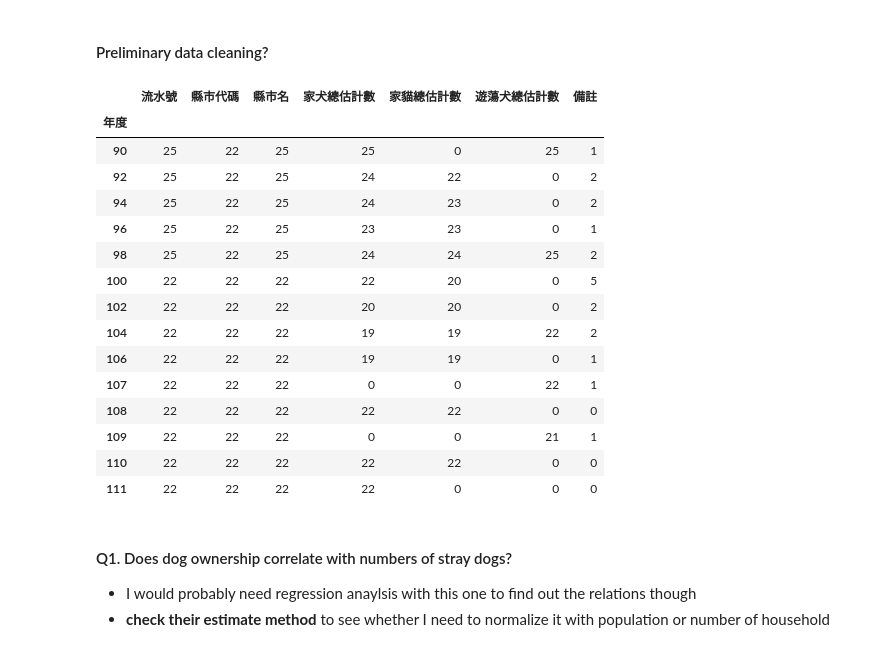
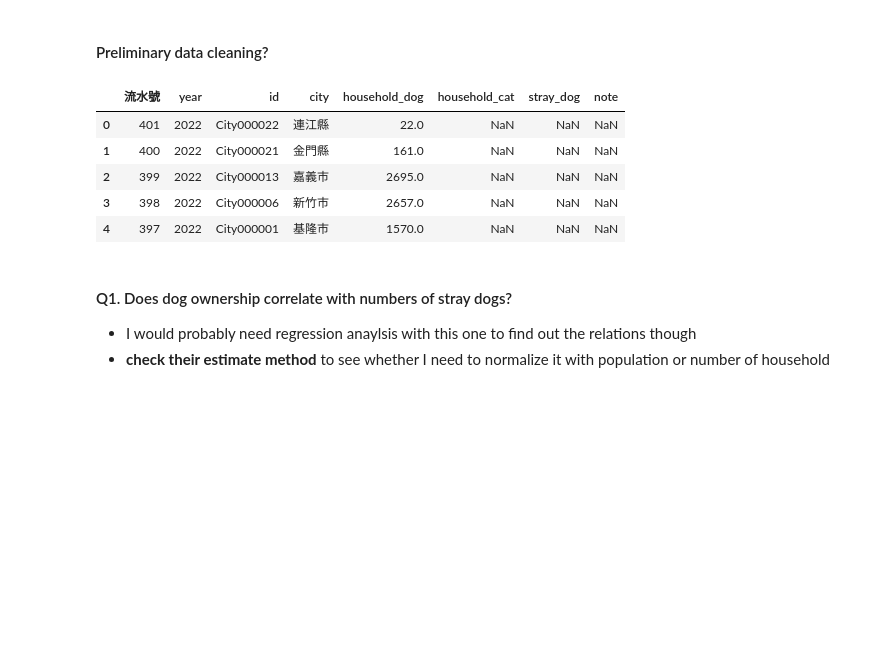
Before and after one commit to sabinahung/pet-ownership-taiwan, a Jupyter notebook: notebook.ipynb, the cells around one changed output. Drawn from its saved outputs; the diff is of its cells as text; code cells hidden in the pictures; blank space fills up the shorter version.

```diff
--- a/notebook.ipynb
+++ b/notebook.ipynb
@@ -67,26 +67,4 @@ df.head(10)
 | 9 | 392 | 111 | City000012 | 嘉義縣 | 12111.0 | NaN | NaN | NaN |
 # %% [markdown]
 #### Preliminary data cleaning?
-# %%
-# group by 'year', unique counts 'county/city name'
-# this dataset fills every navalue with 0
-
-df.groupby("年度").nunique()
-# %% [output]
-|  | 流水號 | 縣市代碼 | 縣市名 | 家犬總估計數 | 家貓總估計數 | 遊蕩犬總估計數 | 備註 |
-| 年度 |  |  |  |  |  |  |  |
-| 90 | 25 | 22 | 25 | 25 | 0 | 25 | 1 |
-| 92 | 25 | 22 | 25 | 24 | 22 | 0 | 2 |
-| 94 | 25 | 22 | 25 | 24 | 23 | 0 | 2 |
-| 96 | 25 | 22 | 25 | 23 | 23 | 0 | 1 |
-| 98 | 25 | 22 | 25 | 24 | 24 | 25 | 2 |
-| 100 | 22 | 22 | 22 | 22 | 20 | 0 | 5 |
-| 102 | 22 | 22 | 22 | 20 | 20 | 0 | 2 |
-| 104 | 22 | 22 | 22 | 19 | 19 | 22 | 2 |
-| 106 | 22 | 22 | 22 | 19 | 19 | 0 | 1 |
-| 107 | 22 | 22 | 22 | 0 | 0 | 22 | 1 |
-| 108 | 22 | 22 | 22 | 22 | 22 | 0 | 0 |
-| 109 | 22 | 22 | 22 | 0 | 0 | 21 | 1 |
-| 110 | 22 | 22 | 22 | 22 | 22 | 0 | 0 |
-| 111 | 22 | 22 | 22 | 22 | 0 | 0 | 0 |
 # %%
@@ -96,3 +89,12 @@ df = df.replace(0, np.nan)
+# %%
+df.head()
+# %% [output]
+|  | 流水號 | year | id | city | household_dog | household_cat | stray_dog | note |
+| 0 | 401 | 2022 | City000022 | 連江縣 | 22.0 | NaN | NaN | NaN |
+| 1 | 400 | 2022 | City000021 | 金門縣 | 161.0 | NaN | NaN | NaN |
+| 2 | 399 | 2022 | City000013 | 嘉義市 | 2695.0 | NaN | NaN | NaN |
+| 3 | 398 | 2022 | City000006 | 新竹市 | 2657.0 | NaN | NaN | NaN |
+| 4 | 397 | 2022 | City000001 | 基隆市 | 1570.0 | NaN | NaN | NaN |
 # %% [markdown]
 #### Q1. Does dog ownership correlate with numbers of stray dogs?
 - I would probably need regression anaylsis with this one to find out the relations though
```
Also changed, not shown: parts of 24 cells of this notebook.
